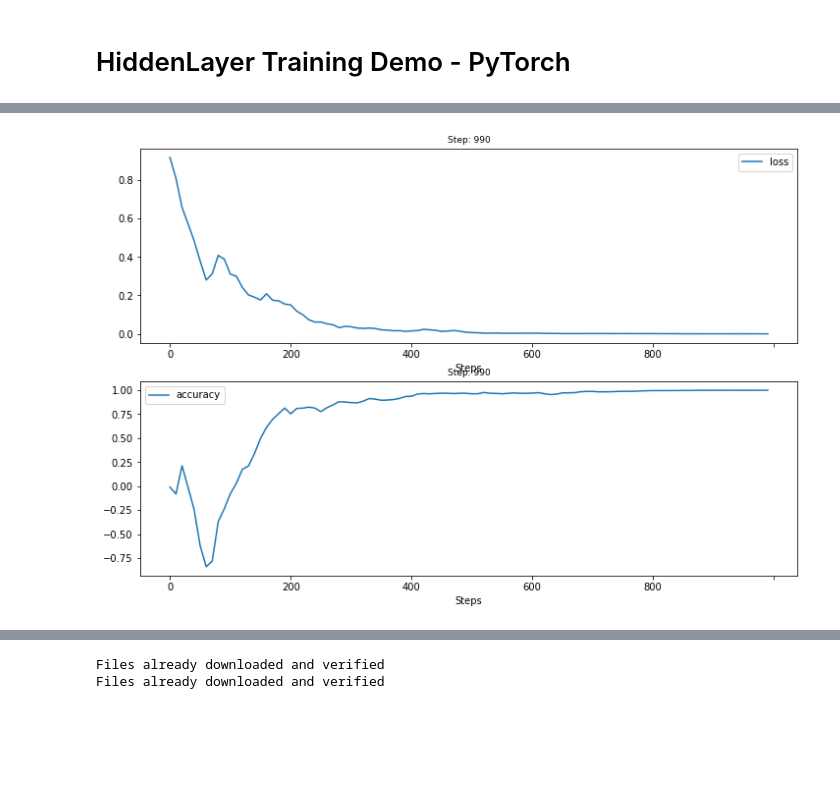
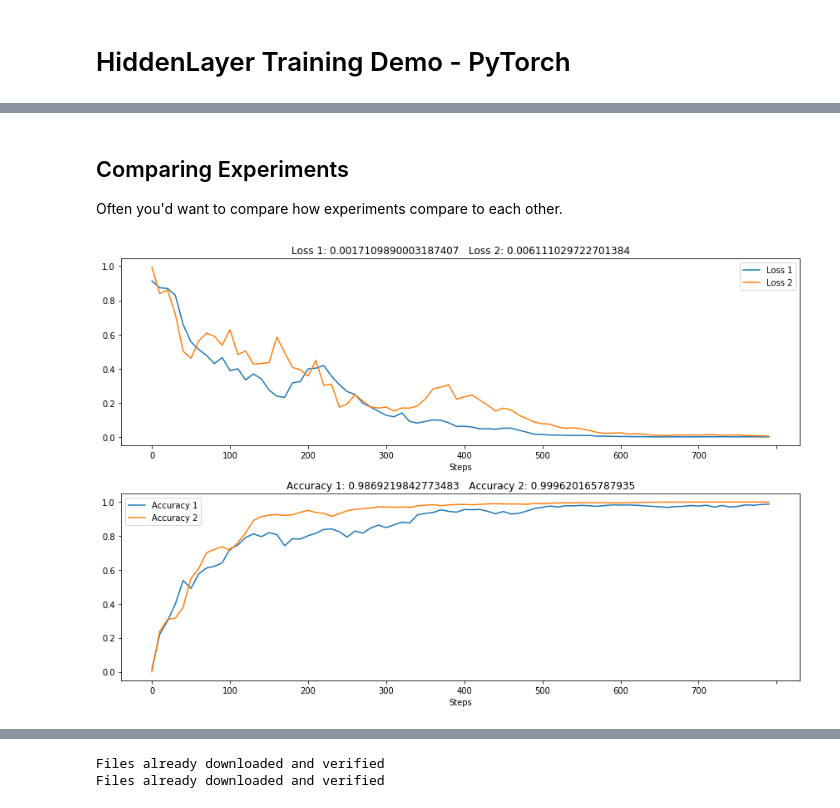
Before and after one commit to waleedka/hiddenlayer, a Jupyter notebook: demos/pytorch_train.ipynb, the cells around one changed output, grey strips where cells are left out. Saved outputs shown, nothing was run; the diff lists cells and outputs as text; code cells hidden in the pictures; blank space fills up the shorter version.

```diff
--- a/demos/pytorch_train.ipynb
+++ b/demos/pytorch_train.ipynb
@@ -43,8 +44,31 @@ for step in range(1000):
-# %%
-# Or we can plot them in two separate graphs (in one figure) by
-# calling draw_plot() twice inside a "with" context
-with c:
-    c.draw_plot(h["loss"])
-    c.draw_plot(h["accuracy"])
-# %% [output]
-[figure, removed]
+# %% [markdown]
+## Comparing Experiments
+
+Often you'd want to compare how experiments compare to each other.
+# %%
+# New history and canvas objects
+history2 = hl.History()
+canvas2 = hl.Canvas()
+
+# Simulate a training loop with two metrics: loss and accuracy
+loss = 1
+accuracy = 0
+for step in range(800):
+    # Fake loss and accuracy
+    loss -= loss * np.random.uniform(-.09, 0.1)
+    accuracy = max(0, accuracy + (1 - accuracy) * np.random.uniform(-.09, 0.1))
+
+    # Log metrics and display them at certain intervals
+    if step % 10 == 0:
+        history2.log(step, loss=loss, accuracy=accuracy)
+
+        # Draw two plots
+        # Encluse them in a "with" context to ensure they render together
+        with canvas2:
+            canvas2.draw_plot([history1["loss"], history2["loss"]],
+                              labels=["Loss 1", "Loss 2"])
+            canvas2.draw_plot([history1["accuracy"], history2["accuracy"]],
+                              labels=["Accuracy 1", "Accuracy 2"])
+        time.sleep(0.1)
+# %% [output]
+[figure, added]
```
Also changed, not shown: parts of 27 cells of this notebook, 4 other files.
